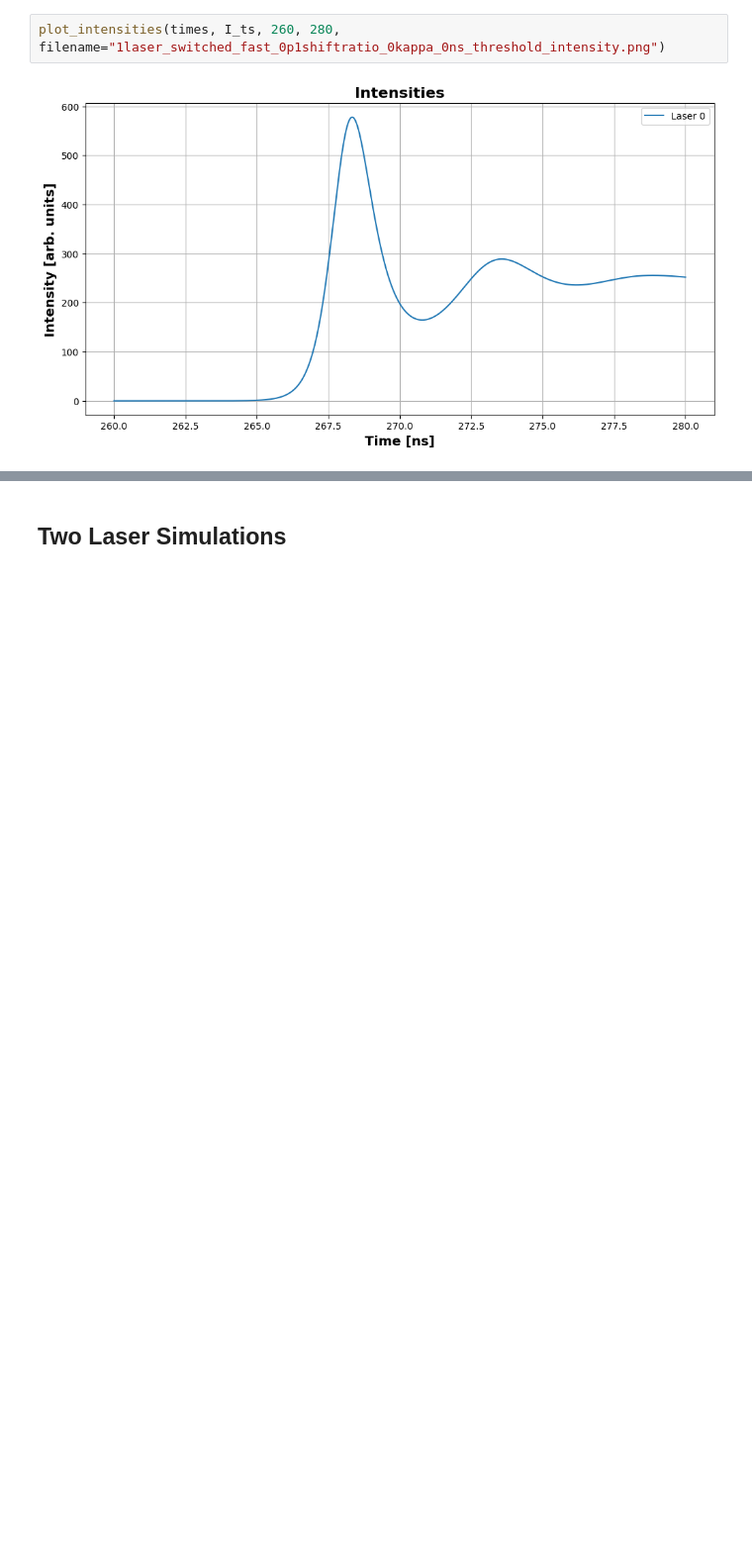
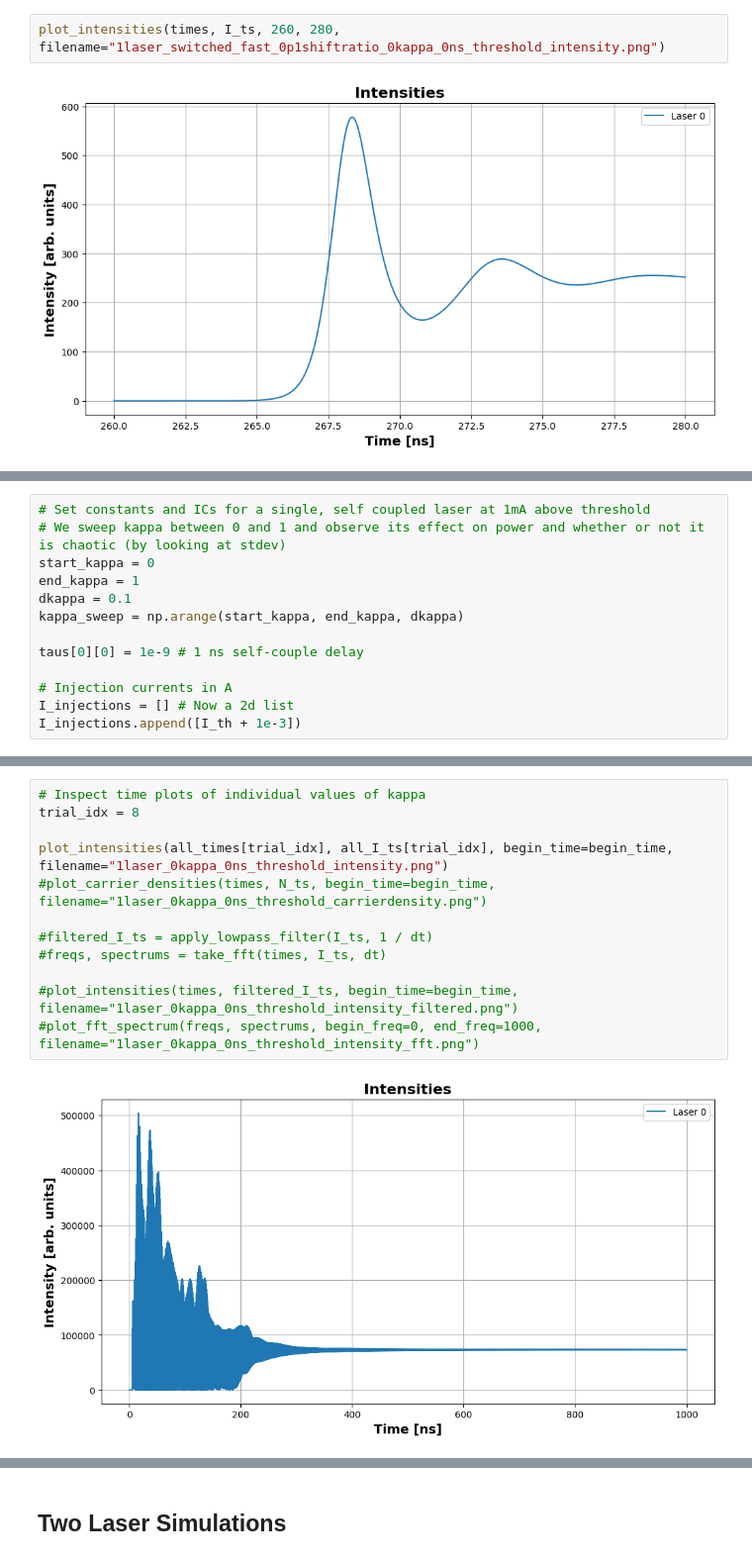
Before and after one commit to godwinduan/lasersim, a Jupyter notebook: MC_SLs_new.ipynb, the cells around one changed output, grey strips where cells are left out. Shown at 99% size. Drawn from its saved outputs; the diff is of its cells as text; blank space fills up the shorter version.

```diff
--- a/MC_SLs_new.ipynb
+++ b/MC_SLs_new.ipynb
@@ -676,0 +701,13 @@ plot_intensities(times, I_ts, 260, 280, filename="1laser_switched_fast_0p1shiftr
+# %%
+# Set constants and ICs for a single, self coupled laser at 1mA above threshold
+# We sweep kappa between 0 and 1 and observe its effect on power and whether or not it is chaotic (by looking at stdev)
+start_kappa = 0
+end_kappa = 1
+dkappa = 0.1
+kappa_sweep = np.arange(start_kappa, end_kappa, dkappa)
+
+taus[0][0] = 1e-9 # 1 ns self-couple delay
+
+# Injection currents in A
+I_injections = [] # Now a 2d list
+I_injections.append([I_th + 1e-3])
@@ -676,0 +773,14 @@ plot_intensities(times, I_ts, 260, 280, filename="1laser_switched_fast_0p1shiftr
+# %%
+# Inspect time plots of individual values of kappa
+trial_idx = 8
+
+plot_intensities(all_times[trial_idx], all_I_ts[trial_idx], begin_time=begin_time, filename="1laser_0kappa_0ns_threshold_intensity.png")
+#plot_carrier_densities(times, N_ts, begin_time=begin_time, filename="1laser_0kappa_0ns_threshold_carrierdensity.png")
+
+#filtered_I_ts = apply_lowpass_filter(I_ts, 1 / dt)
+#freqs, spectrums = take_fft(times, I_ts, dt)
+
+#plot_intensities(times, filtered_I_ts, begin_time=begin_time, filename="1laser_0kappa_0ns_threshold_intensity_filtered.png")
+#plot_fft_spectrum(freqs, spectrums, begin_freq=0, end_freq=1000, filename="1laser_0kappa_0ns_threshold_intensity_fft.png")
+# %% [output]
+[figure, added]
```
Also changed, not shown: parts of 13 cells of this notebook.
